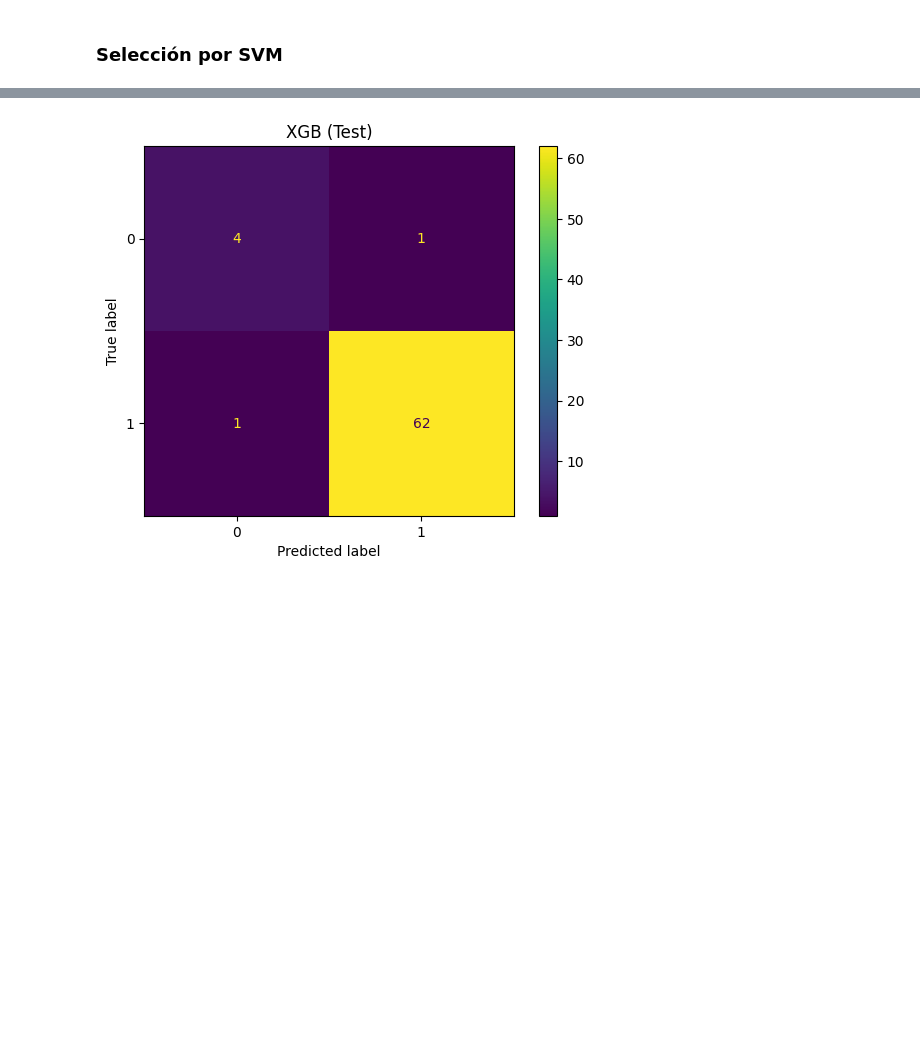
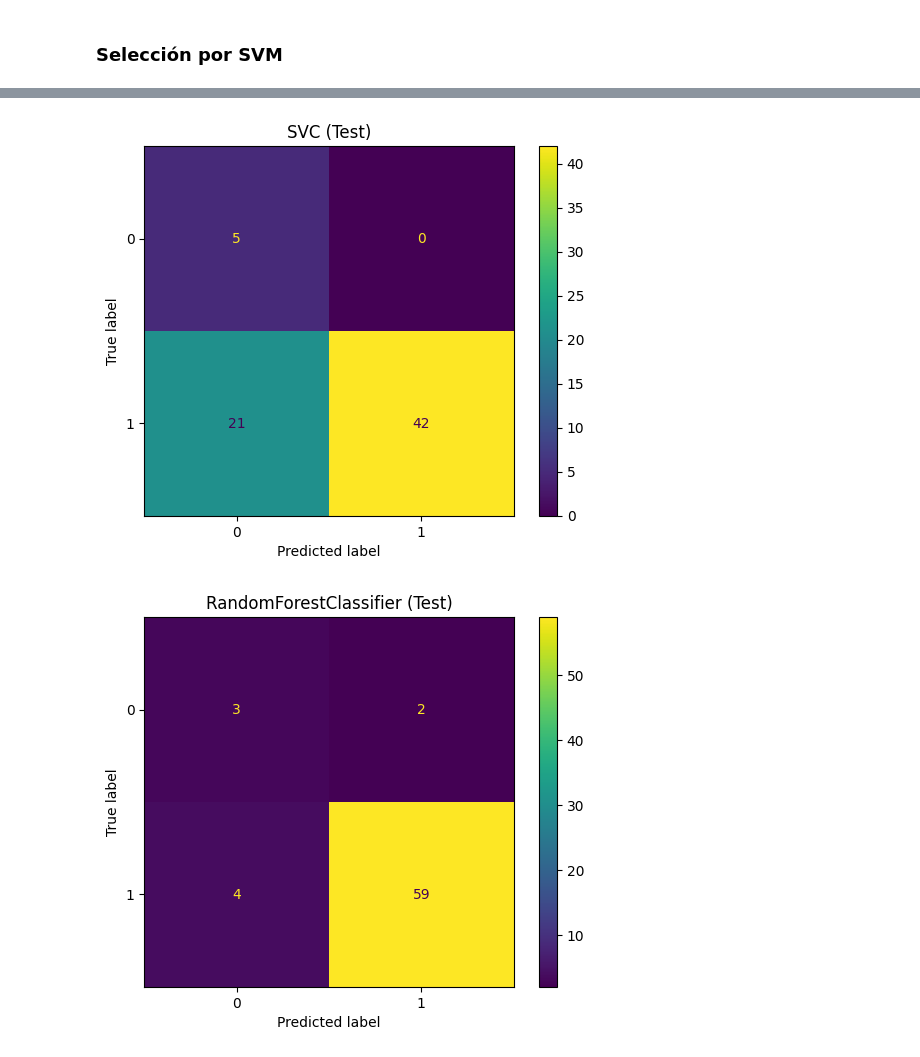
Before and after one commit to G-Urrea/Proyecto_Metilacion_ADN, a Jupyter notebook: notebooks/03-modeling_gene.ipynb, the cells around one changed output, grey strips where cells are left out. Drawn from its saved outputs; the diff is of its cells as text; code cells hidden in the pictures; blank space fills up the shorter version.

Commit message:
Shap values y clasificación con caracteristicas selectas

```diff
--- a/notebooks/03-modeling_gene.ipynb
+++ b/notebooks/03-modeling_gene.ipynb
@@ -315,11 +332,16 @@ Las features más importantes no cambian para un mismo clasificador, se prueba c
 # %%
+# Se utilizan las features más importes de XGB + ANOVA, pues en XGB se les da más peso, y ANOVA ya deja una cantidad menor de features
+xgb_anova = anova_estimators['XGBClassifier']
+
+explainer = shap.TreeExplainer(xgb_anova)
+shap_values = explainer(x_anova)
+
 # obtenemos los shap values
 shap_values_abs = np.mean(np.abs(shap_values.values), axis=0)
 
 # Obtenemos los nombres ordenados de mayor a menor
-most_important = x_train.columns[shap_values_abs.argsort()[::-1]][:10]
+most_important = x_train.columns[shap_values_abs.argsort()[::-1]][:5]
 
-xgb_fi = XGBClassifier(random_state=42)
+
 x_fi = x_train[most_important]
 x_fi, y_fi = SMOTE().fit_resample(x_fi, y_train)
-xgb_fi.fit(x_fi, y_fi)
@@ -337,0 +348,11 @@ XGBClassifier(base_score=None, booster=None, callbacks=None,
+# %%
+fi_estimators = fit_estimators_from_dict(x_fi, y_fi, basic_estimators)
+# %%
+# Red neuronal
+x_fi_train, x_fi_val, y_fi_train, y_fi_val = train_test_split(x_fi, y_fi, train_size=0.8, stratify=y_fi, random_state=42)
+train_fi_loader, val_fi_loader = create_dataloaders(x_fi_train.values, y_fi_train.values,
+ x_fi_val.values, y_fi_val.values)
+
+ff_fi = NeuralNetwork(in_features = x_fi_train.shape[1])
+fi_train_loss, fi_val_loss = simple_binary_train(ff_fi, train_fi_loader, val_fi_loader)
+train_plot(fi_train_loss, fi_val_loss)
@@ -338,7 +366,11 @@ XGBClassifier(base_score=None, booster=None, callbacks=None,
+# %%
+fi_pred_test = predict_from_dict(x_test[most_important], fi_estimators)
+fi_pred_test['Red FF'] = ff_fi.predict(torch.tensor(x_test[most_important].values, dtype=torch.float32))
 # %%
-most_important_predict = xgb_fi.predict(x_test[most_important])
-ConfusionMatrixDisplay.from_predictions(y_test, most_important_predict)
-plt.title(f"XGB (Test)")
-plt.show()
+for estim in fi_pred_test:
+    ConfusionMatrixDisplay.from_predictions(y_test, fi_pred_test[estim])
+    plt.title(f"{estim} (Test)")
+    plt.show()
 # %% [output]
-[figure, old version]
+[figure, new version]
+[figure, added]
```
Also changed, not shown: parts of 36 cells of this notebook, 2 other files.
